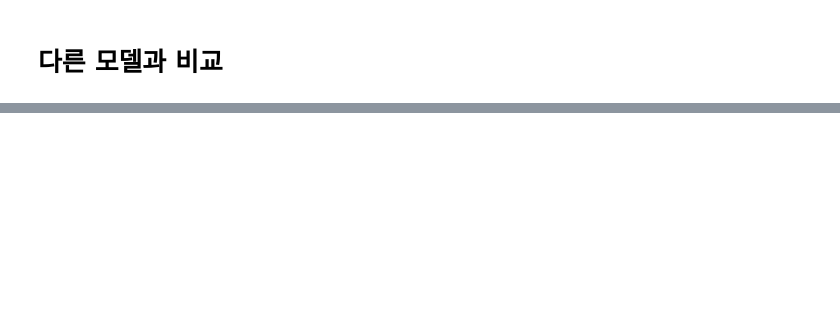
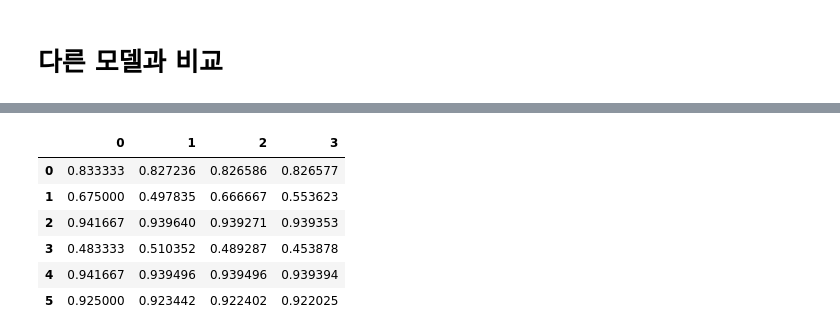
Before and after one commit to crimama/BA, a Jupyter notebook: 2.Kernel-based Learning/SVM/SVM.ipynb, the cells around one changed output, grey strips where cells are left out. Saved outputs shown, nothing was run; the diff lists cells and outputs as text; code cells hidden in the pictures; blank space fills up the shorter version.

```diff
--- a/2.Kernel-based Learning/SVM/SVM.ipynb
+++ b/2.Kernel-based Learning/SVM/SVM.ipynb
@@ -220,0 +316,10 @@ nn_plot_decision_boundary(test_x,test_y,NN,ax6,'nn')
+# %%
+pd.DataFrame(train_metric_list)
+# %% [output]
+|  | 0 | 1 | 2 | 3 |
+| 0 | 0.833333 | 0.827236 | 0.826586 | 0.826577 |
+| 1 | 0.675000 | 0.497835 | 0.666667 | 0.553623 |
+| 2 | 0.941667 | 0.939640 | 0.939271 | 0.939353 |
+| 3 | 0.483333 | 0.510352 | 0.489287 | 0.453878 |
+| 4 | 0.941667 | 0.939496 | 0.939496 | 0.939394 |
+| 5 | 0.925000 | 0.923442 | 0.922402 | 0.922025 |
```
Also changed, not shown: parts of 9 cells of this notebook.
